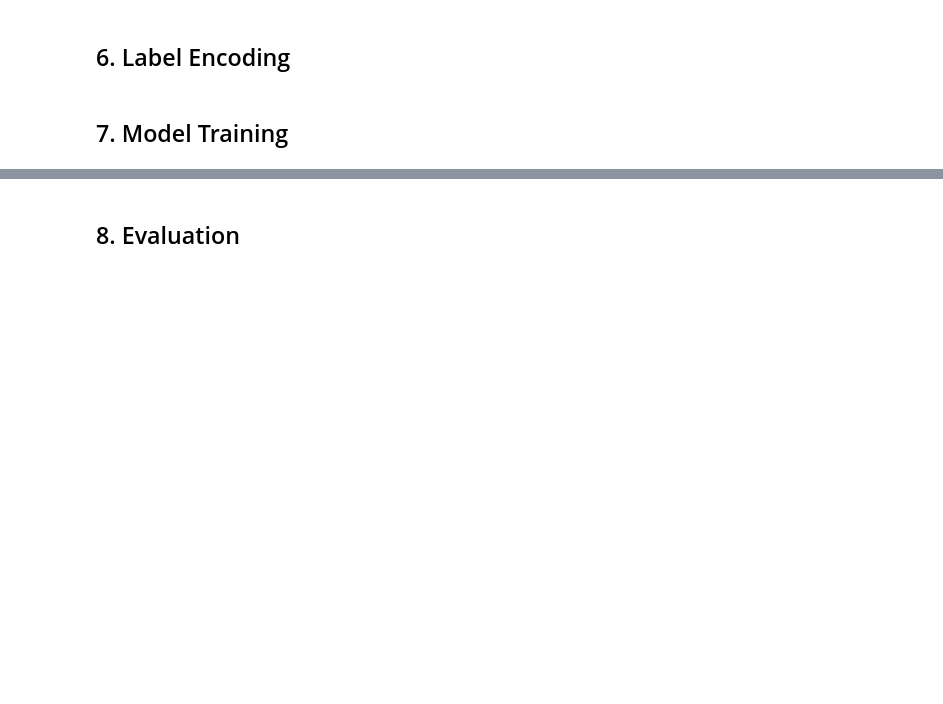
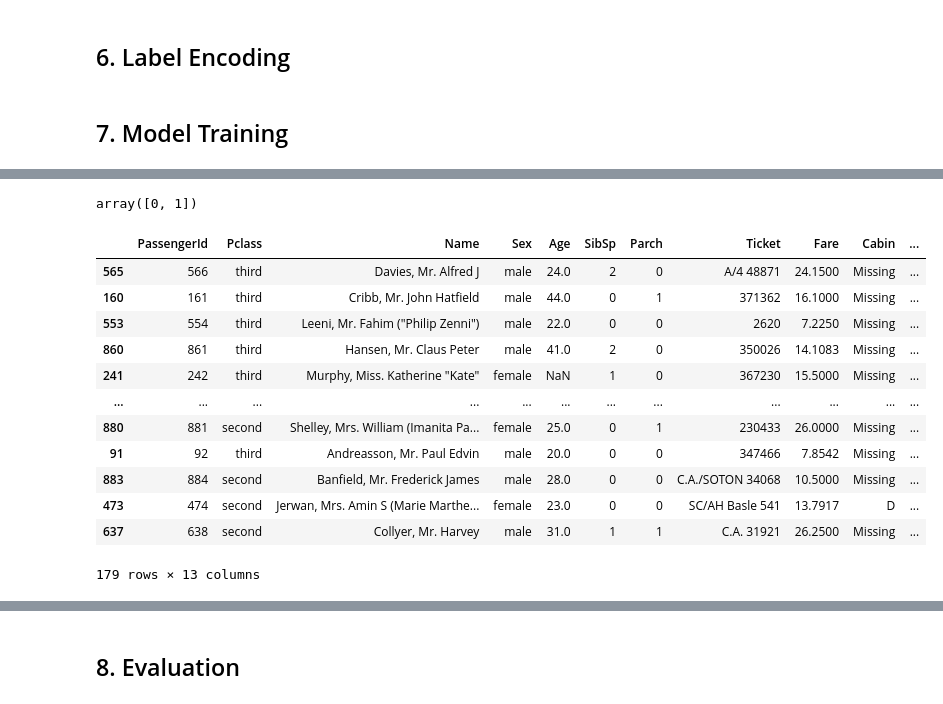
Before and after one commit to AlgoAbrar/Phitron_Ai_ML, a Jupyter notebook: Month_02_Machine_Learning/Module_15/Logistic_Regression_Scikit_Learn.ipynb, the cells around one changed output, grey strips where cells are left out. Saved outputs shown, nothing was run; the diff lists cells and outputs as text; code cells hidden in the pictures; blank space fills up the shorter version.

```diff
--- a/Month_02_Machine_Learning/Module_15/Logistic_Regression_Scikit_Learn.ipynb
+++ b/Month_02_Machine_Learning/Module_15/Logistic_Regression_Scikit_Learn.ipynb
@@ -271,0 +299,24 @@ y_test = le.transform(y_test)
+# %%
+lr_model.fit(X_train,y_train)
+
+lr_model['model'].coef_
+lr_model['model'].intercept_
+lr_model['model'].classes_
+# %% [output]
+array([0, 1])
+# %%
+X_test
+# %% [output]
+|  | PassengerId | Pclass | Name | Sex | Age | SibSp | Parch | Ticket | Fare | Cabin | ... |
+| 565 | 566 | third | Davies, Mr. Alfred J | male | 24.0 | 2 | 0 | A/4 48871 | 24.1500 | Missing | ... |
+| 160 | 161 | third | Cribb, Mr. John Hatfield | male | 44.0 | 0 | 1 | 371362 | 16.1000 | Missing | ... |
+| 553 | 554 | third | Leeni, Mr. Fahim ("Philip Zenni") | male | 22.0 | 0 | 0 | 2620 | 7.2250 | Missing | ... |
+| 860 | 861 | third | Hansen, Mr. Claus Peter | male | 41.0 | 2 | 0 | 350026 | 14.1083 | Missing | ... |
+| 241 | 242 | third | Murphy, Miss. Katherine "Kate" | female | NaN | 1 | 0 | 367230 | 15.5000 | Missing | ... |
+| ... | ... | ... | ... | ... | ... | ... | ... | ... | ... | ... | ... |
+| 880 | 881 | second | Shelley, Mrs. William (Imanita Pa... | female | 25.0 | 0 | 1 | 230433 | 26.0000 | Missing | ... |
+| 91 | 92 | third | Andreasson, Mr. Paul Edvin | male | 20.0 | 0 | 0 | 347466 | 7.8542 | Missing | ... |
+| 883 | 884 | second | Banfield, Mr. Frederick James | male | 28.0 | 0 | 0 | C.A./SOTON 34068 | 10.5000 | Missing | ... |
+| 473 | 474 | second | Jerwan, Mrs. Amin S (Marie Marthe... | female | 23.0 | 0 | 0 | SC/AH Basle 541 | 13.7917 | D | ... |
+| 637 | 638 | second | Collyer, Mr. Harvey | male | 31.0 | 1 | 1 | C.A. 31921 | 26.2500 | Missing | ... |
+179 rows × 13 columns
```
Also changed, not shown: parts of 4 cells of this notebook.
